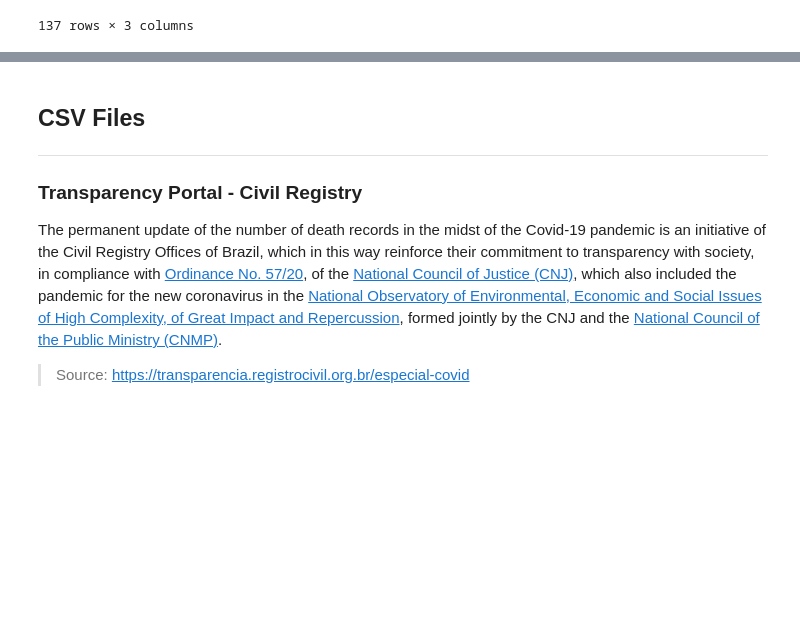
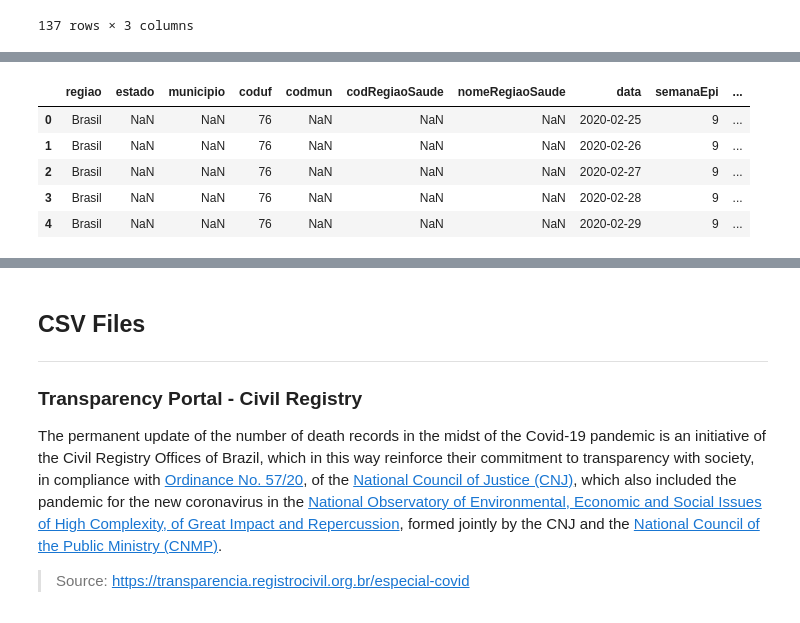
Before and after one commit to marcosmlr/docs_lstm_covid, a Jupyter notebook: DatasetsCOVID.ipynb, the cells around one changed output, grey strips where cells are left out. Cells and saved outputs as stored; diff of their text form; code cells hidden in the pictures; blank space fills up the shorter version.

```diff
--- a/DatasetsCOVID.ipynb
+++ b/DatasetsCOVID.ipynb
@@ -261,0 +305,80 @@ df_wordometer_final
+# %%
+# set options to be headless
+from selenium import webdriver
+from selenium.webdriver.common.by import By
+from selenium.webdriver.support.ui import WebDriverWait
+from selenium.webdriver.support import expected_conditions as EC
+from selenium.common.exceptions import TimeoutException
+
+# set options to be headless
+options = webdriver.ChromeOptions()
+options.add_argument('--headless')
+options.add_argument('--no-sandbox')
+options.add_argument('--disable-dev-shm-usage')
+
+# function to define date of source file
+def datefile():
+  #https://www.alura.com.br/artigos/lidando-com-datas-e-horarios-no-python
+  #https://tutorial.eyehunts.com/python/python-datetime-now-module-timezone-example/
+  update_time = datetime.strptime(datetime.now(pytz.timezone('America/Sao_Paulo')).strftime('%Y-%m-%d 19:15'), "%Y-%m-%d %H:%M")
+
+  # using now() to get current time
+  current_time = datetime.strptime(datetime.now(pytz.timezone('America/Sao_Paulo')).strftime('%Y-%m-%d %H:%M'), "%Y-%m-%d %H:%M")
+
+  if current_time > update_time:
+    datefile = datetime.now(pytz.timezone('America/Sao_Paulo'))
+  else:
+    datefile = (datetime.now(pytz.timezone('America/Sao_Paulo')) - timedelta(days = 1))
+
+  return format_date(datefile, "ddMMMYYYY",locale='pt_BR').replace('.','')
+
+# function to check downloaded files:
+def get_non_temp_len(download_dir):
+    non_temp_files = [i for i in os.listdir(download_dir) if not (i.endswith('.tmp') or i.endswith('.crdownload'))]
+    return len(non_temp_files)
+
+# check existence before try to download file:
+if not os.path.exists('HIST_PAINEL_COVIDBR_'+ datefile() +'.xlsx'):
+  # open it, go to a website, and get results
+  wd = webdriver.Chrome('chromedriver',options=options)
+
+  try:
+    wd.get("https://covid.saude.gov.br")
+    time.sleep(5)
+    print("Server ready")
+  except (socket.error, urllib3_exceptions.MaxRetryError,
+                  exceptions.UnexpectedResponseCode):
+    print("Server not ready")
+    raise
+  except Exception:
+    raise
+
+  #print(wd.page_source)  # results
+
+  download_dir = os.getcwd()
+  original_count = get_non_temp_len(download_dir) # get the file count at the start
+
+  # About how to handle web apps wich using AJAX techniques. Apply Selenium Waits - https://selenium-python.readthedocs.io/waits.html
+  try:
+    # download spreadsheet using clickable button:
+    #WebDriverWait(wd,20).until(EC.presence_of_element_located((By.XPATH,"//ion-button[@class='btn-white md button button-solid button-has-icon-only ion-activatable ion-focusable hydrated']"))).click()
+    download_button = WebDriverWait(wd,20).until(
+        EC.element_to_be_clickable((By.XPATH,"//ion-button[@class='btn-white md button button-solid button-has-icon-only ion-activatable ion-focusable hydrated']"))
+        )
+    download_button.click()
+  except TimeoutException:
+    print('[!] Timeout: element not found')
+    raise
+  finally:
+    # Waiting for a download process to complete using Chrome web driver - https://stackoverflow.com/a/62559494
+    print('Waiting download process.',end='')
+    while original_count == get_non_temp_len(download_dir):
+      print('.',end='')
+      time.sleep(1) # wait for file count to change
+    print('\nDownload complete!')
+    wd.quit()
+
+# read downloaded file:
+covid_hist = pd.read_excel('HIST_PAINEL_COVIDBR_'+ datefile() +'.xlsx')
+covid_hist.head()
+# %% [output]
@@ -261,0 +388,6 @@ df_wordometer_final
+|  | regiao | estado | municipio | coduf | codmun | codRegiaoSaude | nomeRegiaoSaude | data | semanaEpi | ... |
+| 0 | Brasil | NaN | NaN | 76 | NaN | NaN | NaN | 2020-02-25 | 9 | ... |
+| 1 | Brasil | NaN | NaN | 76 | NaN | NaN | NaN | 2020-02-26 | 9 | ... |
+| 2 | Brasil | NaN | NaN | 76 | NaN | NaN | NaN | 2020-02-27 | 9 | ... |
+| 3 | Brasil | NaN | NaN | 76 | NaN | NaN | NaN | 2020-02-28 | 9 | ... |
+| 4 | Brasil | NaN | NaN | 76 | NaN | NaN | NaN | 2020-02-29 | 9 | ... |
```
Also changed, not shown: parts of 11 cells of this notebook.
